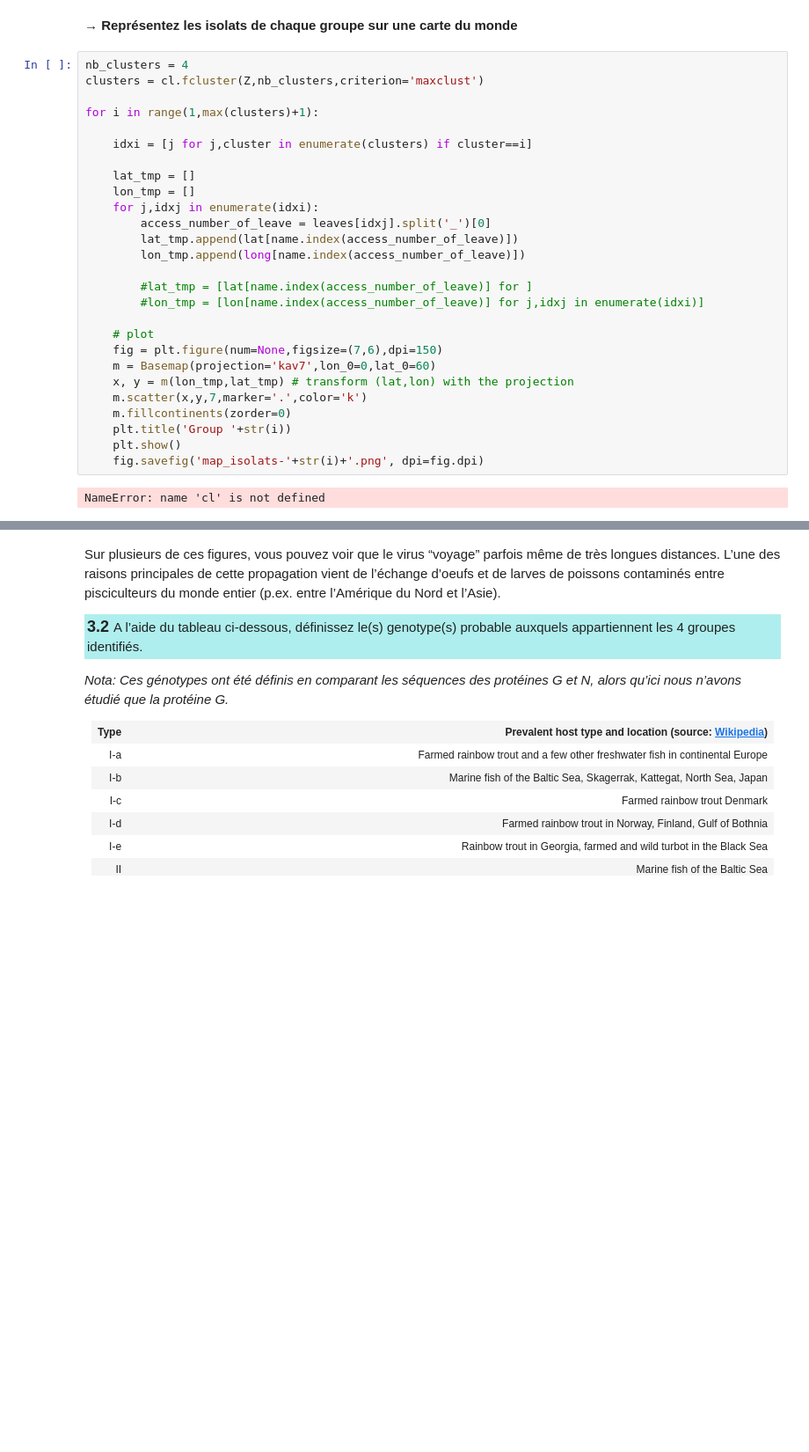
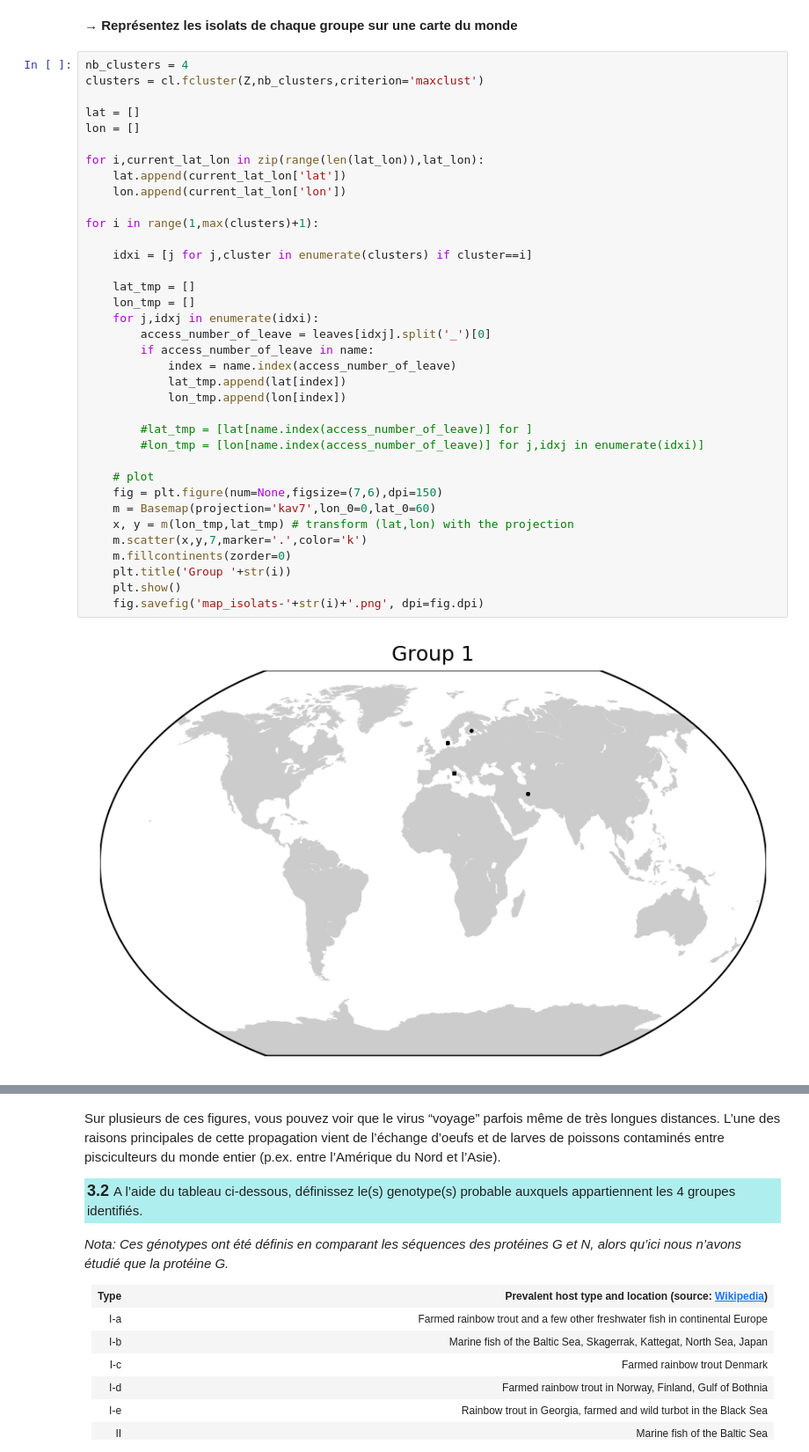
Before and after one commit to Nortalle/BBC_lab02, a Jupyter notebook: Labo-2_BBC-2019.ipynb, the cells around one changed output, grey strips where cells are left out. Shown at 88% size. Drawn from its saved outputs; the diff is of its cells as text; blank space fills up the shorter version.

```diff
--- a/Labo-2_BBC-2019.ipynb
+++ b/Labo-2_BBC-2019.ipynb
@@ -549,29 +549,38 @@ NameError: name 'dmat' is not defined
 # %%
 nb_clusters = 4
 clusters = cl.fcluster(Z,nb_clusters,criterion='maxclust')
+
+lat = []
+lon = []
+
+for i,current_lat_lon in zip(range(len(lat_lon)),lat_lon):
+    lat.append(current_lat_lon['lat'])
+    lon.append(current_lat_lon['lon'])
 
 for i in range(1,max(clusters)+1):
 
     idxi = [j for j,cluster in enumerate(clusters) if cluster==i]
 
     lat_tmp = []
     lon_tmp = []
     for j,idxj in enumerate(idxi):
         access_number_of_leave = leaves[idxj].split('_')[0]
-        lat_tmp.append(lat[name.index(access_number_of_leave)])
-        lon_tmp.append(long[name.index(access_number_of_leave)])
+        if access_number_of_leave in name:
+            index = name.index(access_number_of_leave)
+            lat_tmp.append(lat[index])
+            lon_tmp.append(lon[index])
 
         #lat_tmp = [lat[name.index(access_number_of_leave)] for ]
         #lon_tmp = [lon[name.index(access_number_of_leave)] for j,idxj in enumerate(idxi)]
 
     # plot
     fig = plt.figure(num=None,figsize=(7,6),dpi=150)
     m = Basemap(projection='kav7',lon_0=0,lat_0=60)
     x, y = m(lon_tmp,lat_tmp) # transform (lat,lon) with the projection
     m.scatter(x,y,7,marker='.',color='k')
     m.fillcontinents(zorder=0)
     plt.title('Group '+str(i))
     plt.show()
     fig.savefig('map_isolats-'+str(i)+'.png', dpi=fig.dpi)
 # %% [output]
-NameError: name 'cl' is not defined
+[figure, added]
```
Also changed, not shown: parts of 4 cells of this notebook, 5 other files.
